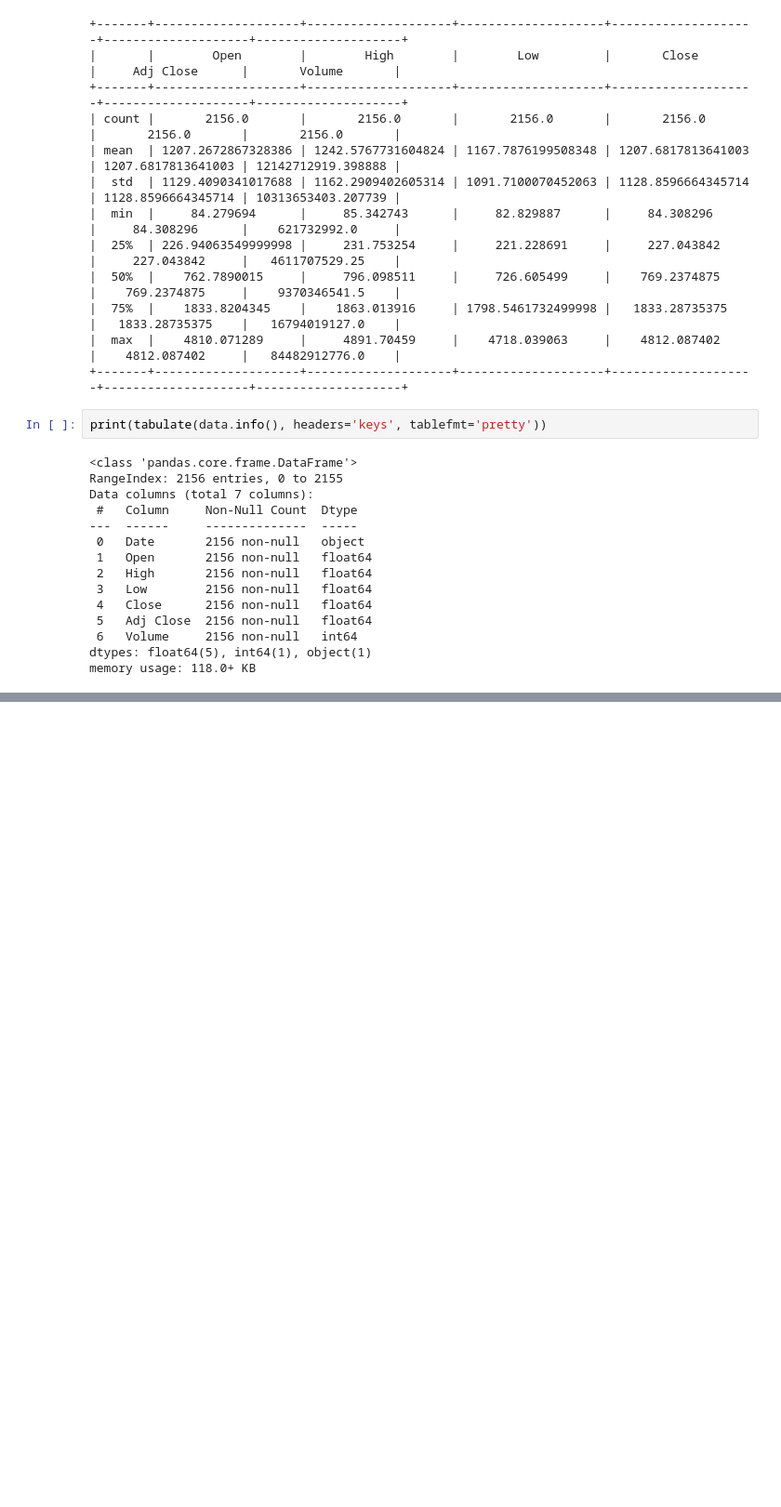
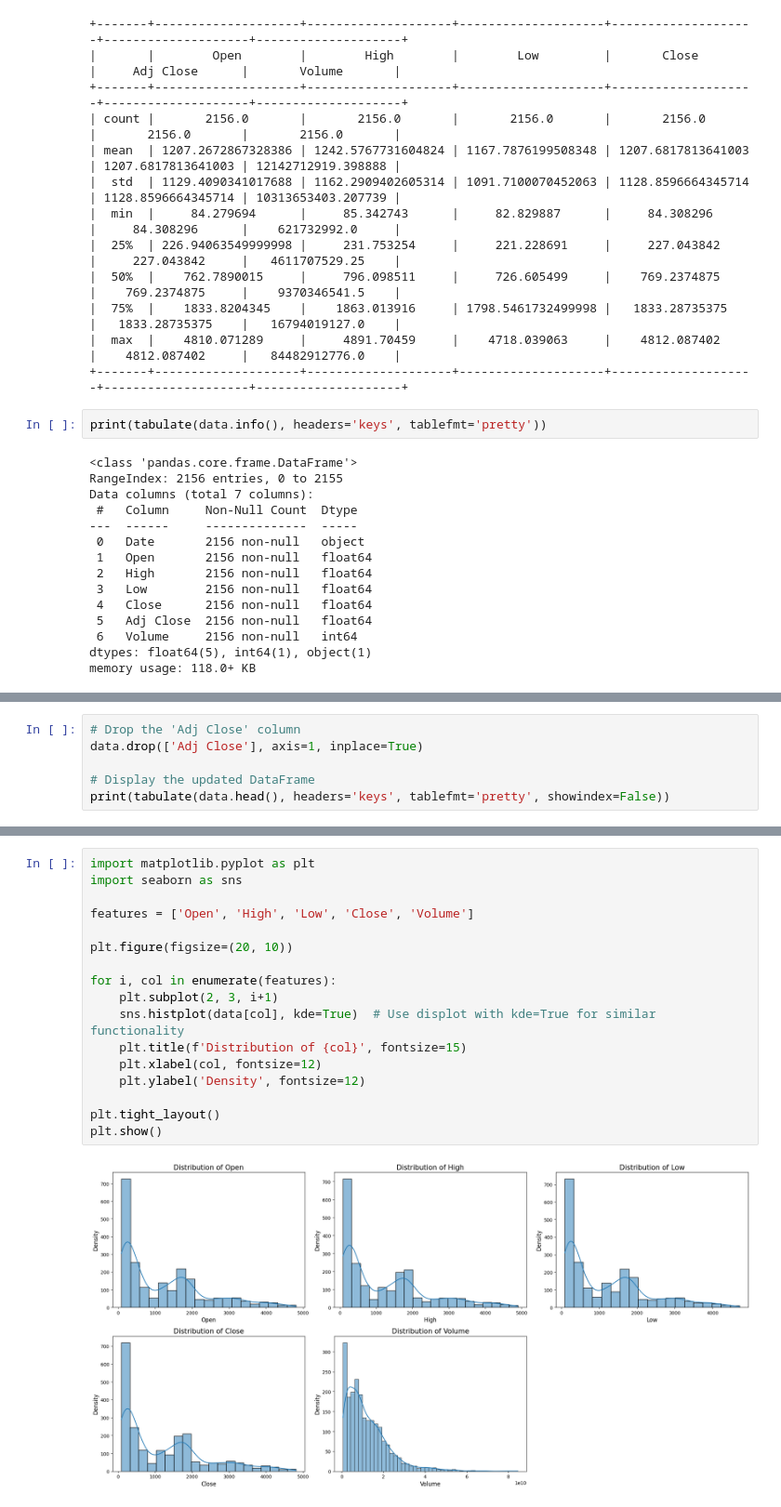
Before and after one commit to tarungolait/Ethereum-Price-Predictor, a Jupyter notebook: main.ipynb, the cells around one changed output, grey strips where cells are left out. Shown at 93% size. Drawn from its saved outputs; the diff is of its cells as text; blank space fills up the shorter version.

```diff
--- a/main.ipynb
+++ b/main.ipynb
@@ -69,0 +88,6 @@ plt.show()
+# %%
+# Drop the 'Adj Close' column
+data.drop(['Adj Close'], axis=1, inplace=True)
+
+# Display the updated DataFrame
+print(tabulate(data.head(), headers='keys', tablefmt='pretty', showindex=False))
@@ -69,0 +116,19 @@ plt.show()
+# %%
+import matplotlib.pyplot as plt
+import seaborn as sns
+
+features = ['Open', 'High', 'Low', 'Close', 'Volume']
+
+plt.figure(figsize=(20, 10))
+
+for i, col in enumerate(features):
+    plt.subplot(2, 3, i+1)
+    sns.histplot(data[col], kde=True)  # Use displot with kde=True for similar functionality
+    plt.title(f'Distribution of {col}', fontsize=15)
+    plt.xlabel(col, fontsize=12)
+    plt.ylabel('Density', fontsize=12)
+
+plt.tight_layout()
+plt.show()
+# %% [output]
+[figure, added]
```
Also changed, not shown: parts of 7 cells of this notebook.
